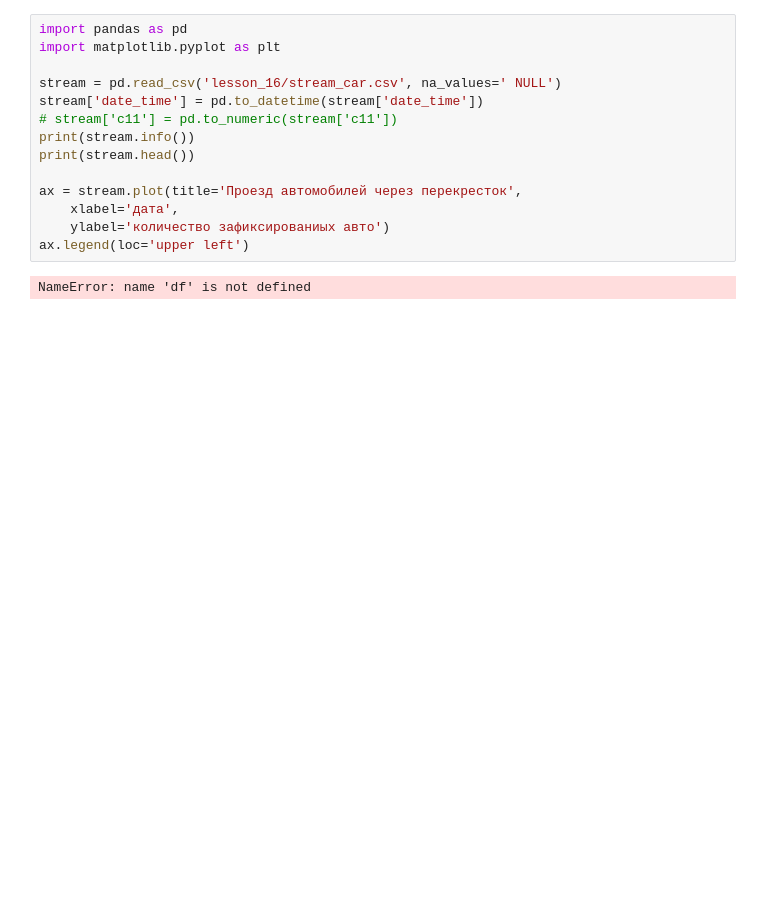
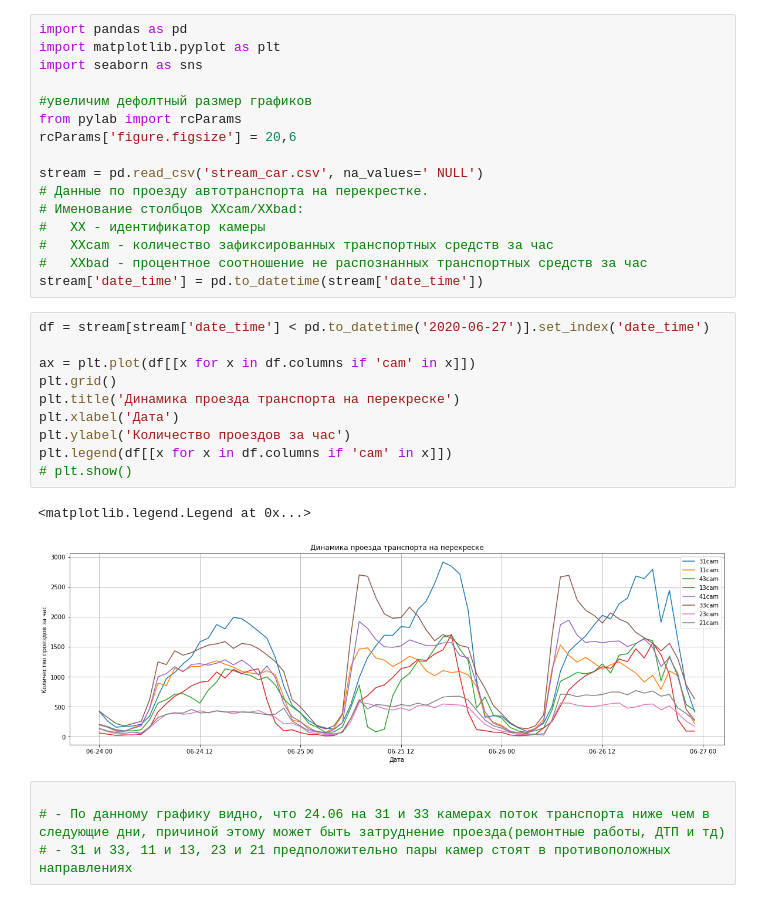
Before and after one commit to shmele777/netology, a Jupyter notebook: lesson_16/lesson_16_dz.ipynb, the cells around one changed output. Saved outputs shown, nothing was run; the diff lists cells and outputs as text; blank space fills up the shorter version.

Commit message:
finish lesson 16 dz

```diff
--- a/lesson_16/lesson_16_dz.ipynb
+++ b/lesson_16/lesson_16_dz.ipynb
@@ -1,16 +1,33 @@
-# %%
-import pandas as pd
-import matplotlib.pyplot as plt
-
-stream = pd.read_csv('lesson_16/stream_car.csv', na_values=' NULL')
-stream['date_time'] = pd.to_datetime(stream['date_time'])
-# stream['c11'] = pd.to_numeric(stream['c11'])
-print(stream.info())
-print(stream.head())
-
-ax = stream.plot(title='Проезд автомобилей через перекресток',
-    xlabel='дата',
-    ylabel='количество зафиксированиых авто')
-ax.legend(loc='upper left')
-# %% [output]
-NameError: name 'df' is not defined
+# %%
+import pandas as pd
+import matplotlib.pyplot as plt
+import seaborn as sns
+
+#увеличим дефолтный размер графиков
+from pylab import rcParams
+rcParams['figure.figsize'] = 20,6
+
+stream = pd.read_csv('stream_car.csv', na_values=' NULL')
+# Данные по проезду автотранспорта на перекрестке.
+# Именование столбцов ХХcam/ХХbad:
+#   XX - идентификатор камеры
+#   XXcam - количество зафиксированных транспортных средств за час
+#   ХХbad - процентное соотношение не распознанных транспортных средств за час
+stream['date_time'] = pd.to_datetime(stream['date_time'])
+# %%
+df = stream[stream['date_time'] < pd.to_datetime('2020-06-27')].set_index('date_time')
+
+ax = plt.plot(df[[x for x in df.columns if 'cam' in x]])
+plt.grid()
+plt.title('Динамика проезда транспорта на перекреске')
+plt.xlabel('Дата')
+plt.ylabel('Количество проездов за час')
+plt.legend(df[[x for x in df.columns if 'cam' in x]])
+# plt.show()
+# %% [output]
+<matplotlib.legend.Legend at 0x...>
+[figure, added]
+# %%
+
+# - По данному графику видно, что 24.06 на 31 и 33 камерах поток транспорта ниже чем в следующие дни, причиной этому может быть затруднение проезда(ремонтные работы, ДТП и тд)
+# - 31 и 33, 11 и 13, 23 и 21 предположительно пары камер стоят в противоположных направлениях
```
Also changed, not shown: parts of 6 cells of this notebook, 1 other file.
